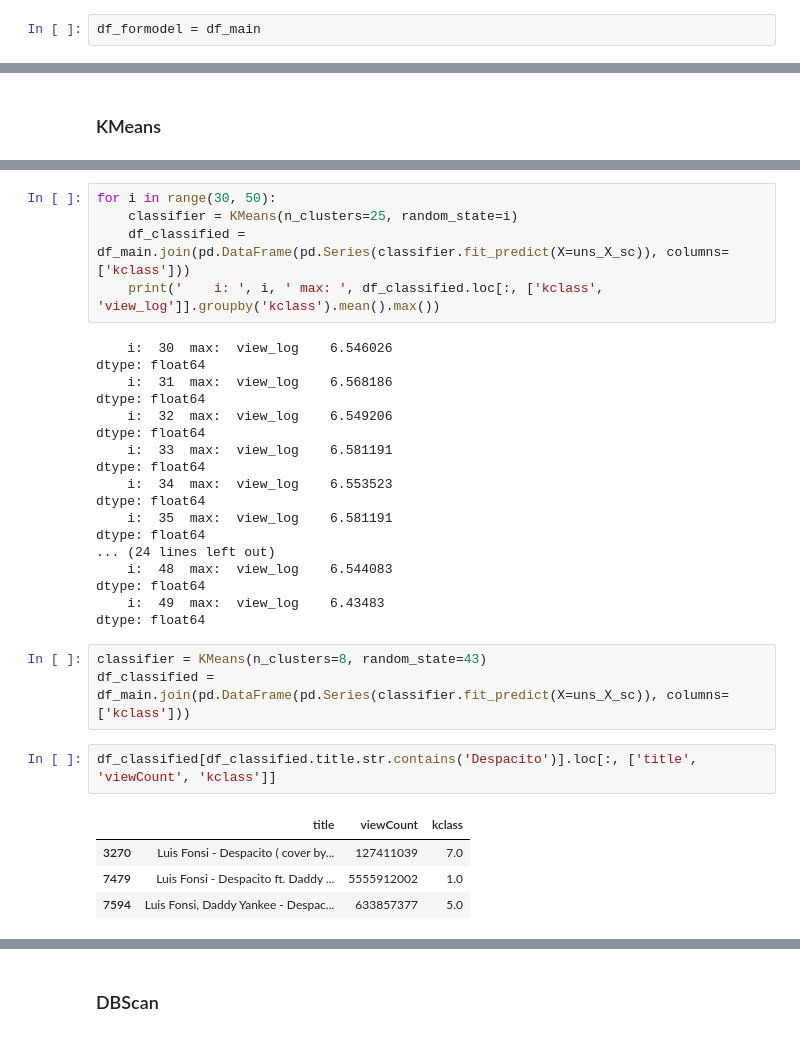
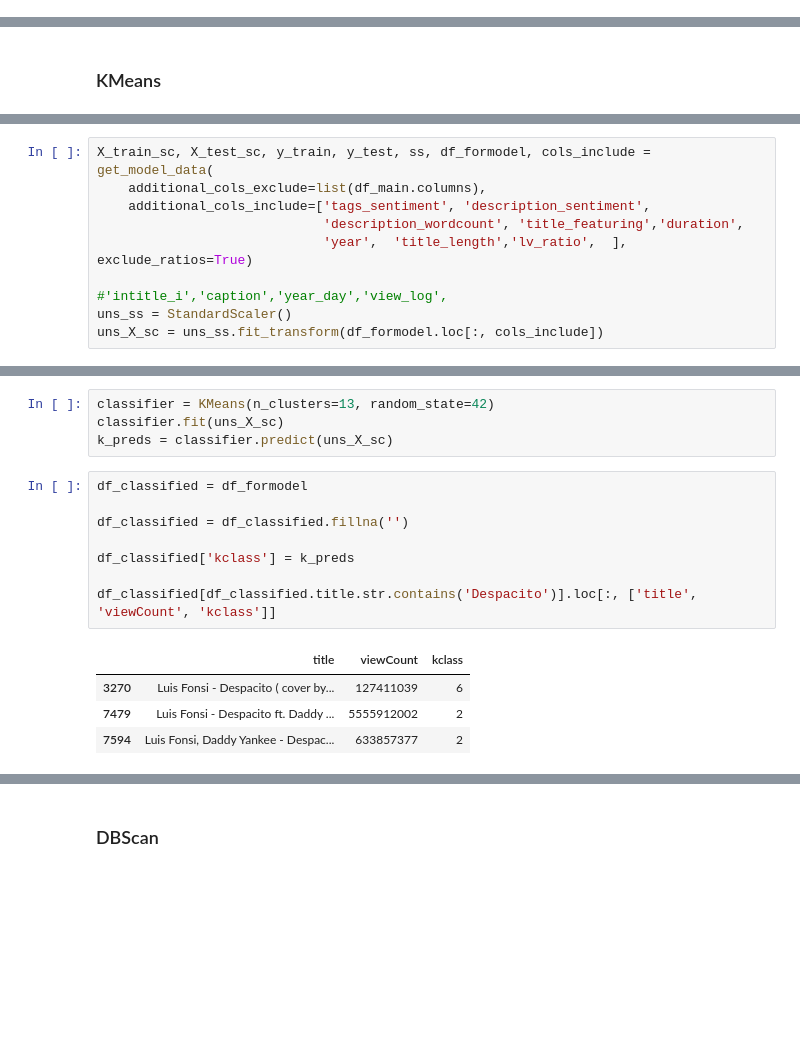
Before and after one commit to conorbarryhoke/Capstone, a Jupyter notebook: Classification_v2.ipynb, the cells around one changed output, grey strips where cells are left out. Cells and saved outputs as stored; diff of their text form; blank space fills up the shorter version.

```diff
--- a/Classification_v2.ipynb
+++ b/Classification_v2.ipynb
@@ -100,6 +140,4 @@ non_model_cols = ['request_token', 'letter_search','channelTitle', 'tags', 'titl
               'description','defaultLanguage', ]
 # %% [markdown]
 # <a class="anchor" id="3.0-bullet"> 3. Basic Model</a>
-# %%
-df_formodel = df_main
 # %%
@@ -165 +201,11 @@ from sklearn.metrics import silhouette_score
+# %%
+X_train_sc, X_test_sc, y_train, y_test, ss, df_formodel, cols_include = get_model_data(
+    additional_cols_exclude=list(df_main.columns),
+    additional_cols_include=['tags_sentiment', 'description_sentiment',
+                             'description_wordcount', 'title_featuring','duration',
+                             'year',  'title_length','lv_ratio',  ], exclude_ratios=True)
+
+#'intitle_i','caption','year_day','view_log',
+uns_ss = StandardScaler()
+uns_X_sc = uns_ss.fit_transform(df_formodel.loc[:, cols_include])
 # %%
@@ -179,36 +228,20 @@ for n in range(3, 11):
-# %%
-for i in range(30, 50):
-    classifier = KMeans(n_clusters=25, random_state=i)
-    df_classified = df_main.join(pd.DataFrame(pd.Series(classifier.fit_predict(X=uns_X_sc)), columns=['kclass']))
-    print('    i: ', i, ' max: ', df_classified.loc[:, ['kclass', 'view_log']].groupby('kclass').mean().max())
-# %% [output]
-    i:  30  max:  view_log    6.546026
-dtype: float64
-    i:  31  max:  view_log    6.568186
-dtype: float64
-    i:  32  max:  view_log    6.549206
-dtype: float64
-    i:  33  max:  view_log    6.581191
-dtype: float64
-    i:  34  max:  view_log    6.553523
-dtype: float64
-    i:  35  max:  view_log    6.581191
-dtype: float64
-... (24 lines left out)
-    i:  48  max:  view_log    6.544083
-dtype: float64
-    i:  49  max:  view_log    6.43483
-dtype: float64
-# %%
-classifier = KMeans(n_clusters=8, random_state=43)
-df_classified = df_main.join(pd.DataFrame(pd.Series(classifier.fit_predict(X=uns_X_sc)), columns=['kclass']))
+# %%
+classifier = KMeans(n_clusters=13, random_state=42)
+classifier.fit(uns_X_sc)
+k_preds = classifier.predict(uns_X_sc)
 # %%
+df_classified = df_formodel
+
+df_classified = df_classified.fillna('')
+
+df_classified['kclass'] = k_preds
+
 df_classified[df_classified.title.str.contains('Despacito')].loc[:, ['title', 'viewCount', 'kclass']]
 # %% [output]
 |  | title | viewCount | kclass |
-| 3270 | Luis Fonsi - Despacito ( cover by... | 127411039 | 7.0 |
-| 7479 | Luis Fonsi - Despacito ft. Daddy ... | 5555912002 | 1.0 |
-| 7594 | Luis Fonsi, Daddy Yankee - Despac... | 633857377 | 5.0 |
+| 3270 | Luis Fonsi - Despacito ( cover by... | 127411039 | 6 |
+| 7479 | Luis Fonsi - Despacito ft. Daddy ... | 5555912002 | 2 |
+| 7594 | Luis Fonsi, Daddy Yankee - Despac... | 633857377 | 2 |
 # %%
 for i in range(9):
      print('   ', i, df_classified[df_classified.kclass==i].shape[0])
```
Also changed, not shown: parts of 45 cells of this notebook, 5 other files.
